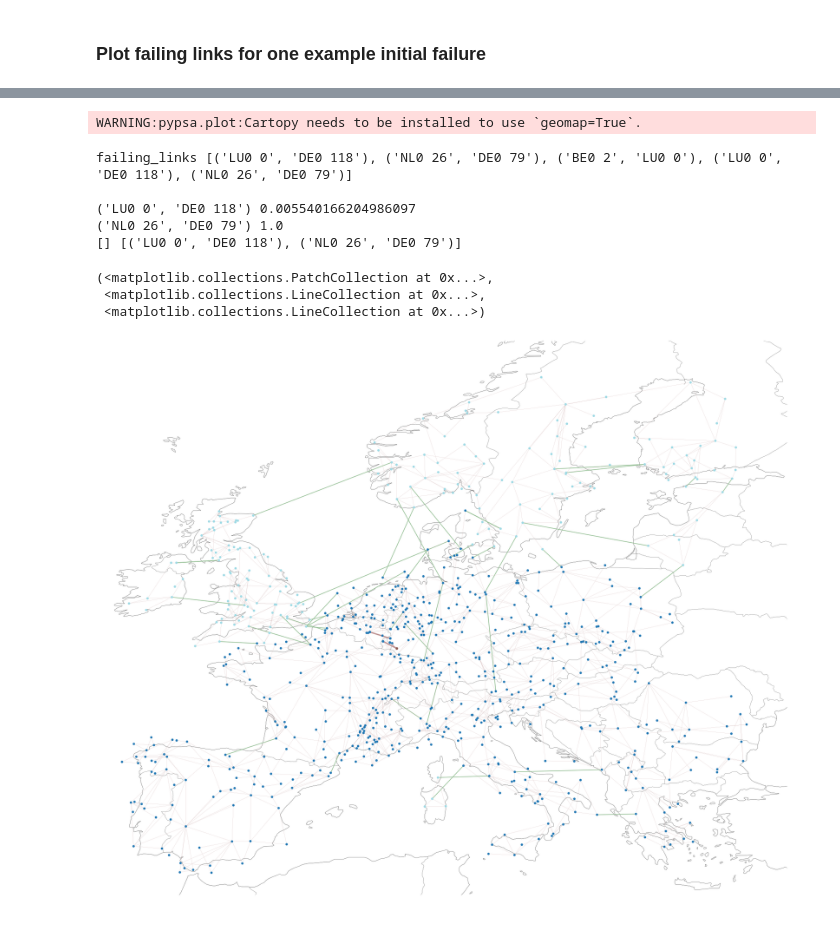
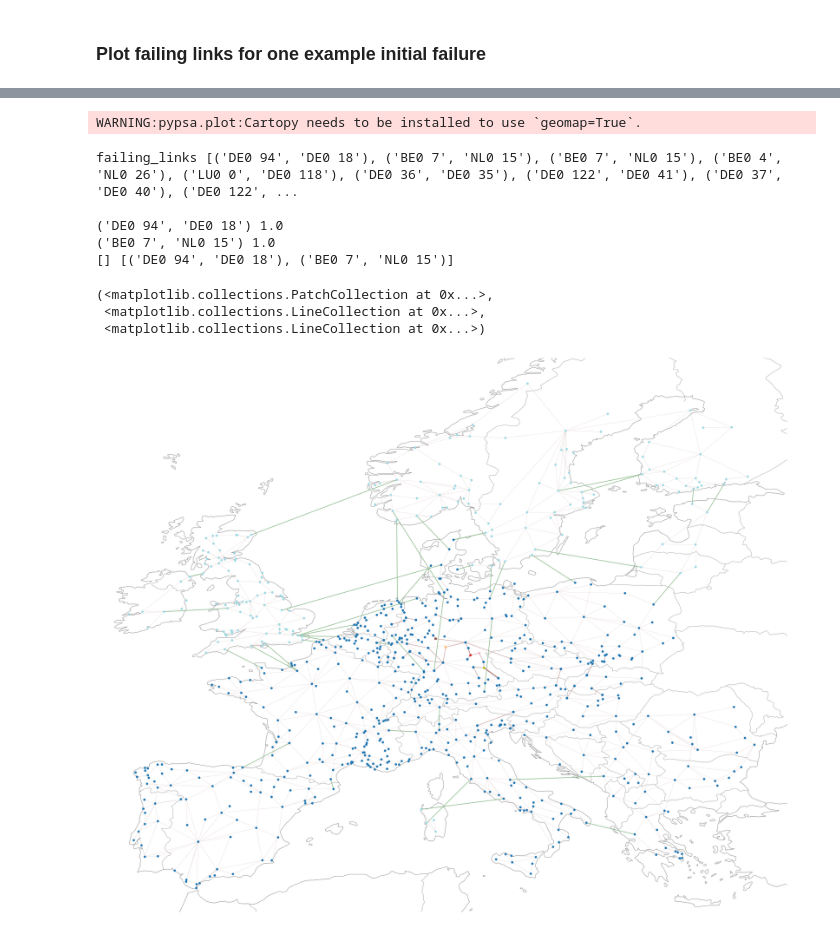
Before and after one commit to maurizio-titz/Power-system-split, a Jupyter notebook: notebooks/compare_sclopf_lopf_results.ipynb, the cells around one changed output, grey strips where cells are left out. Saved outputs shown, nothing was run; the diff lists cells and outputs as text; code cells hidden in the pictures.

```diff
--- a/notebooks/compare_sclopf_lopf_results.ipynb
+++ b/notebooks/compare_sclopf_lopf_results.ipynb
@@ -484,10 +489,10 @@ Estimated time for simulating one Co2 level: 37  d
 # Simulate cascade for every tuple of trigger links
 # Print if a split happened
 
-split_results = {}
+split_results = {'date1':[]}
 i=0
 
-selected_possible_failures = np.array(possible_failures)[np.random.randint(0,len(possible_failures),100000)]
+selected_possible_failures = np.array(possible_failures)[np.random.randint(0,len(possible_failures),1000)]
 
 for init_failure in tqdm(selected_possible_failures):
 
@@ -495,5 +500,5 @@ for init_failure in tqdm(selected_possible_failures):
     failing_links, system_split = cascade_sim.simulate_cascade(I_m, B_d, P_0, line_limit_list,
                                                                 num_parallel_list, initial_failure)
     if system_split:
-        split_results[i] =failing_links
+        split_results['date1'].append(failing_links)
     i+=1
@@ -519,9 +510,10 @@ for key, item in split_results.items():
 # %%
 # Plot map of system split and failing lines for one key
-idx_key = 529
+#idx_key = 529
 #idx = 10
-failing_links = split_results[idx_key]
+#failing_links = split_results[idx_key]
 #failing_links = split_results[list(split_results.keys())[idx]]
+failing_links = [33, 150, 150, 121, 149, 392, 334, 452, 333, 311, 312, 322, 383, 385, 33, 44, 63, 79, 248, 263, 265, 267, 273, 293, 294, 302, 323, 326, 356, 368, 384, 386, 415, 421, 446, 779, 800, 968]
 
 link_names = dict(zip(range(G.number_of_edges()), G.edges()))
 failing_links = [link_names[link] for link in failing_links]
@@ -543,36 +535,36 @@ for e in failing_links[:2]:
     bs[network.buses.index==e[1]] =0.006
 
 G_2 = G.copy()
 init_failures = failing_links[:2]
 removed_init_links = []
 for link in init_failures:
     n_par_new = cascade_sim.calc_num_parallel_after_failure(G_2.get_edge_data(link[0], link[1])['num_parallel'])
     G_2.get_edge_data(link[0], link[1])['num_parallel'] = n_par_new
     print(link, n_par_new)
     if n_par_new==0:
         removed_init_links += [link]
 G_2.remove_edges_from(failing_links[2:]+removed_init_links)
 if removed_init_links!=failing_links[:2]:
     print(removed_init_links, failing_links[:2])
 
 
 subgraphs =  list((G_2.subgraph(c).copy() for c in nx.connected_components(G_2)))
 
 for i in range(network.buses.shape[0]):
     bus = network.buses.index[i]
     for j, subgraph in enumerate(subgraphs):
         if bus in subgraph:
             bc[i]=(np.arange(len(subgraphs))/len(subgraphs))[j]
 
-network.plot(line_widths=lws, bus_sizes=bs, jitter=1, bus_colors=bc, bus_cmap='tab20')
+network.plot(line_widths=lws, bus_sizes=bs, jitter=0.1, bus_colors=bc, bus_cmap='tab20')
 # %% [output]
 WARNING:pypsa.plot:Cartopy needs to be installed to use `geomap=True`.
-failing_links [('LU0 0', 'DE0 118'), ('NL0 26', 'DE0 79'), ('BE0 2', 'LU0 0'), ('LU0 0', 'DE0 118'), ('NL0 26', 'DE0 79')]
+failing_links [('DE0 94', 'DE0 18'), ('BE0 7', 'NL0 15'), ('BE0 7', 'NL0 15'), ('BE0 4', 'NL0 26'), ('LU0 0', 'DE0 118'), ('DE0 36', 'DE0 35'), ('DE0 122', 'DE0 41'), ('DE0 37', 'DE0 40'), ('DE0 122', ...
 
-('LU0 0', 'DE0 118') 0.005540166204986097
-('NL0 26', 'DE0 79') 1.0
-[] [('LU0 0', 'DE0 118'), ('NL0 26', 'DE0 79')]
+('DE0 94', 'DE0 18') 1.0
+('BE0 7', 'NL0 15') 1.0
+[] [('DE0 94', 'DE0 18'), ('BE0 7', 'NL0 15')]
 (<matplotlib.collections.PatchCollection at 0x...>,
  <matplotlib.collections.LineCollection at 0x...>,
  <matplotlib.collections.LineCollection at 0x...>)
-[figure, old version]
+[figure, new version]
```
Also changed, not shown: parts of 7 cells of this notebook, 1 other file.
